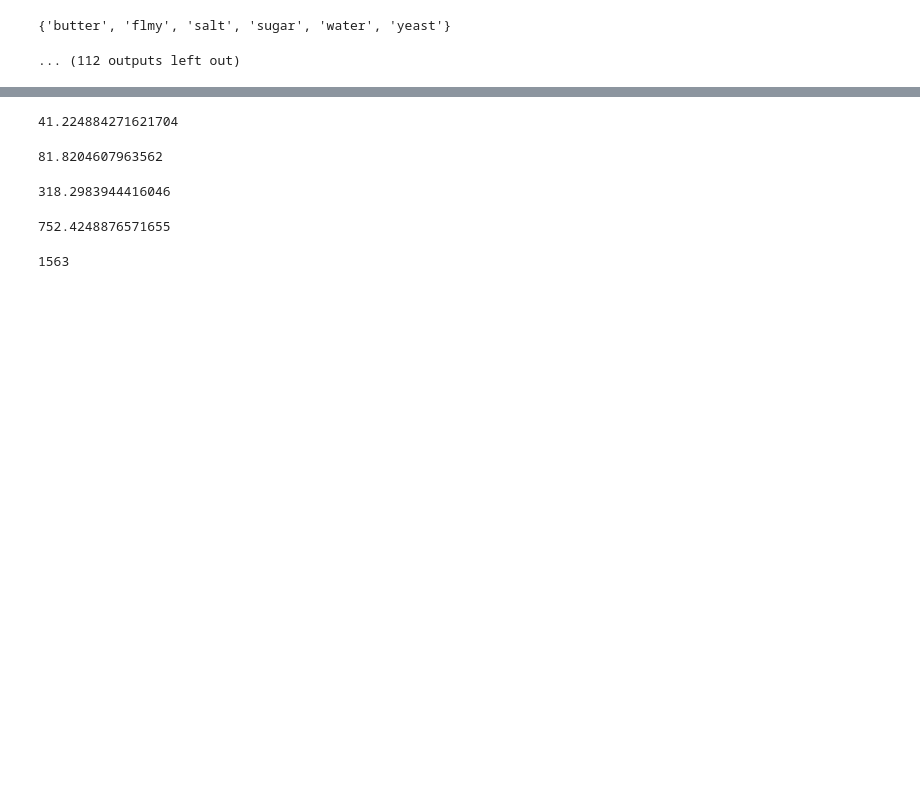
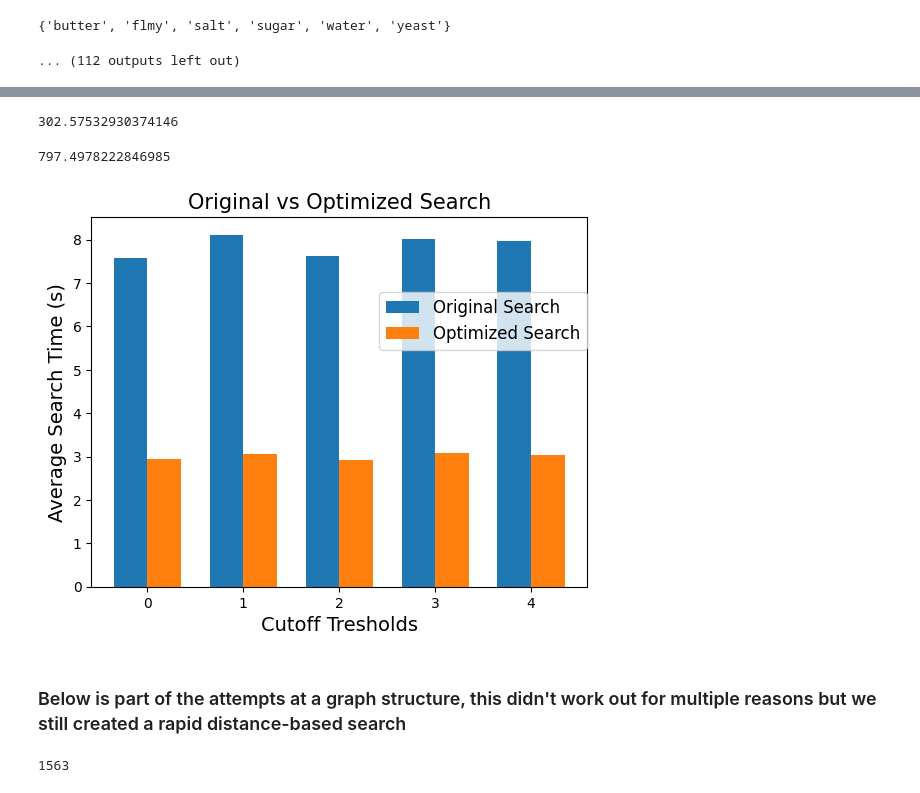
Before and after one commit to asdunnbe/560_CulinaryInsights, a Jupyter notebook: Data Exploration and Search.ipynb, the cells around one changed output, grey strips where cells are left out. Drawn from its saved outputs; the diff is of its cells as text; code cells hidden in the pictures; blank space fills up the shorter version.

Commit message:
Time metrics included

```diff
--- a/Data Exploration and Search.ipynb
+++ b/Data Exploration and Search.ipynb
@@ -395,6 +394,0 @@ display(results1, results2)
-# %%
-display(sum_times(results1))
-display(sum_times(results2))
-# %% [output]
-41.224884271621704
-81.8204607963562
@@ -403,19 +400,55 @@ sumnorm = 0
 sumopt = 0
 
 for x in range(10):
-    sampled_list = df1['ingredient_ids'].sample(n=10, random_state=x)
+    sampled_list = df1['ingredient_ids'].sample(n=10, random_state=(25+x))
 
-    results1 = time_metr(func=optimized_fake_a_star_search, sampled_list=sampled_list, df1=df1, cutoff=1)
-    results2 = time_metr(func=fake_a_star_search, sampled_list=sampled_list, df1=df1, cutoff=1)
+    results1 = time_metr(func=optimized_fake_a_star_search, sampled_list=sampled_list, df1=df1, cutoff=4)
+    results2 = time_metr(func=fake_a_star_search, sampled_list=sampled_list, df1=df1, cutoff=4)
 
     sumopt += sum_times(results1)
     sumnorm += sum_times(results2)
 
+norm_times.append((sumnorm / 100))
+opt_times.append((sumopt / 100))
+
 display(sumopt)
 display(sumnorm)
 # %% [output]
-318.2983944416046
+302.57532930374146
-752.4248876571655
+797.4978222846985
+# %%
+#Below are simply the results gotten from running the above code block on cutoffs 0 through 4, manually assigned here
+
+norm_times = [7.588162429332733, 8.1157226729393, 7.625936758518219, 8.018361260890961, 7.9749782228469845]
+opt_times = [2.9488861322402955, 3.0616266250610353, 2.9267870211601257, 3.089924349784851, 3.0257532930374147]
+# %%
+labels = ['0', '1', '2', '3', '4']
+
+# Create bar width
+bar_width = 0.35
+
+# X locations for groups
+index = np.arange(len(labels))
+
+# Plot the bars
+fig, ax = plt.subplots()
+bar1 = ax.bar(index, norm_times, bar_width, label='Original Search')
+bar2 = ax.bar(index + bar_width, opt_times, bar_width, label='Optimized Search')
+
+# Labeling
+ax.set_xlabel('Cutoff Tresholds', fontsize=14)
+ax.set_ylabel('Average Search Time (s)', fontsize=14)
+ax.set_title('Original vs Optimized Search', fontsize=15)
+ax.set_xticks(index + bar_width / 2)
+ax.set_xticklabels(labels)
+ax.legend(loc='upper center', bbox_to_anchor=(0.79, 0.82), fontsize=12)
+
+# Display
+plt.show()
+# %% [output]
+[figure, added]
+# %% [markdown]
+<h3> Below is part of the attempts at a graph structure, this didn't work out for multiple reasons but we still created a rapid distance-based search </h3>
 # %%
 #Creating a directed graph
 G = nx.DiGraph()
```
Also changed, not shown: parts of 4 cells of this notebook.
